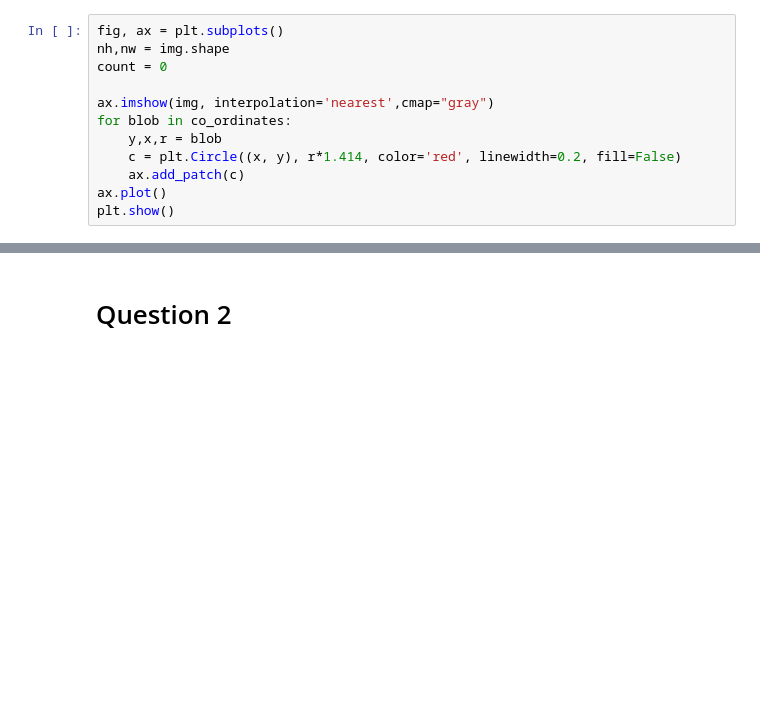
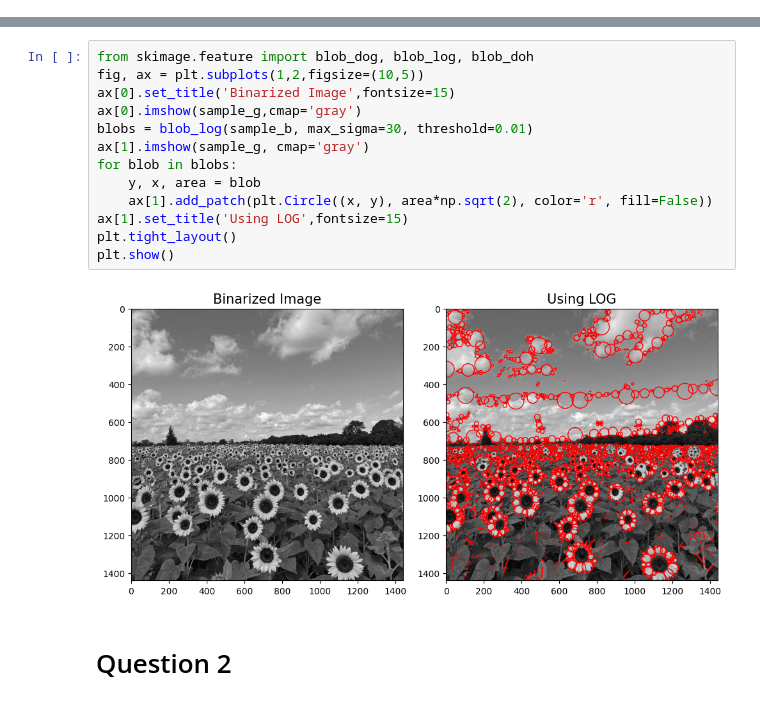
Before and after one commit to KavinduKariyawasam/Fitting-and-Alignment, a Jupyter notebook: Assignment2.ipynb, the cells around one changed output, grey strips where cells are left out. Cells and saved outputs as stored; diff of their text form; blank space fills up the shorter version.

```diff
--- a/Assignment2.ipynb
+++ b/Assignment2.ipynb
@@ -137,12 +0,0 @@ co_ordinates = list(set(detect_blob(log_image_np)))
-# %%
-fig, ax = plt.subplots()
-nh,nw = img.shape
-count = 0
-
-ax.imshow(img, interpolation='nearest',cmap="gray")
-for blob in co_ordinates:
-    y,x,r = blob
-    c = plt.Circle((x, y), r*1.414, color='red', linewidth=0.2, fill=False)
-    ax.add_patch(c)
-ax.plot()
-plt.show()
@@ -339,3 +26,18 @@ Sigma used: 25.0
+# %%
+from skimage.feature import blob_dog, blob_log, blob_doh
+fig, ax = plt.subplots(1,2,figsize=(10,5))
+ax[0].set_title('Binarized Image',fontsize=15)
+ax[0].imshow(sample_g,cmap='gray')
+blobs = blob_log(sample_b, max_sigma=30, threshold=0.01)
+ax[1].imshow(sample_g, cmap='gray')
+for blob in blobs:
+    y, x, area = blob
+    ax[1].add_patch(plt.Circle((x, y), area*np.sqrt(2), color='r', fill=False))
+ax[1].set_title('Using LOG',fontsize=15)
+plt.tight_layout()
+plt.show()
+# %% [output]
+[figure, added]
 # %% [markdown]
 # Question 2
 # %%
```
Also changed, not shown: parts of 22 cells of this notebook.
